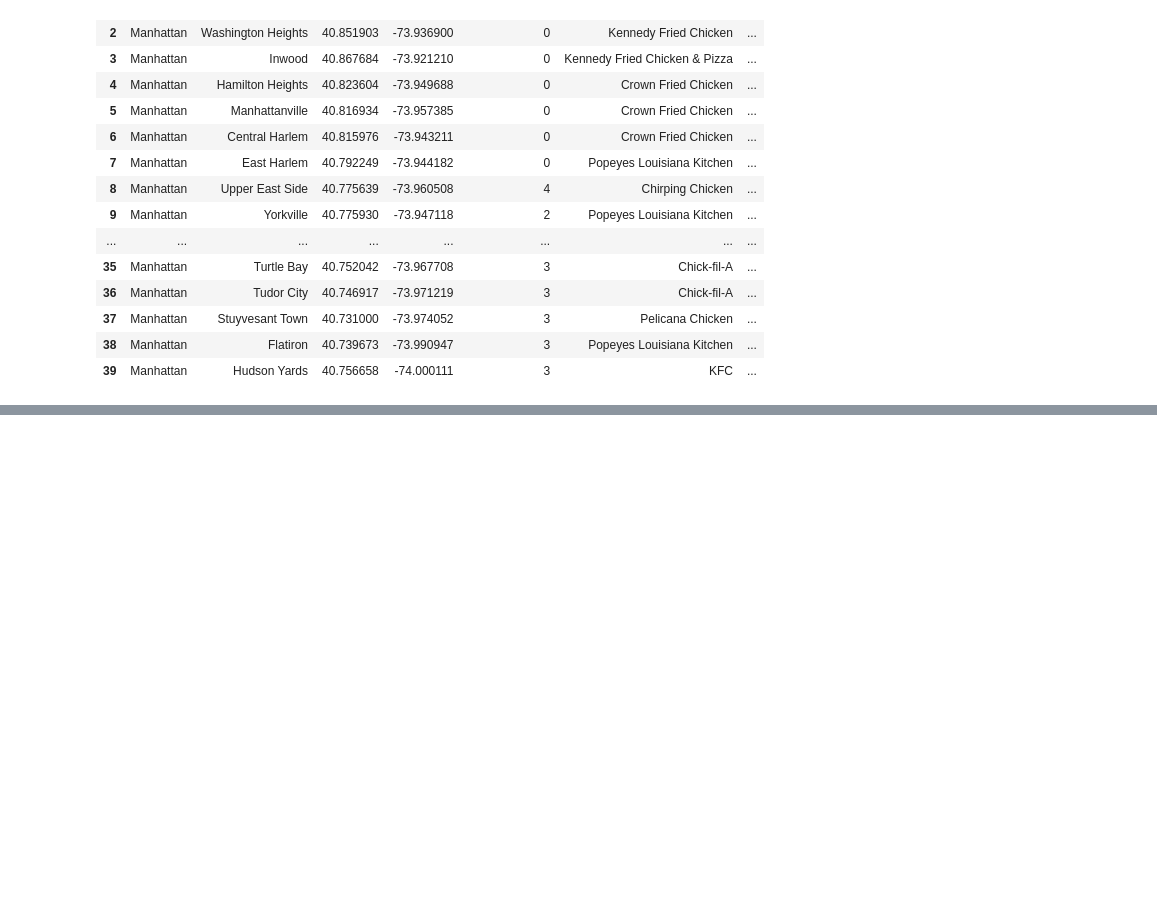
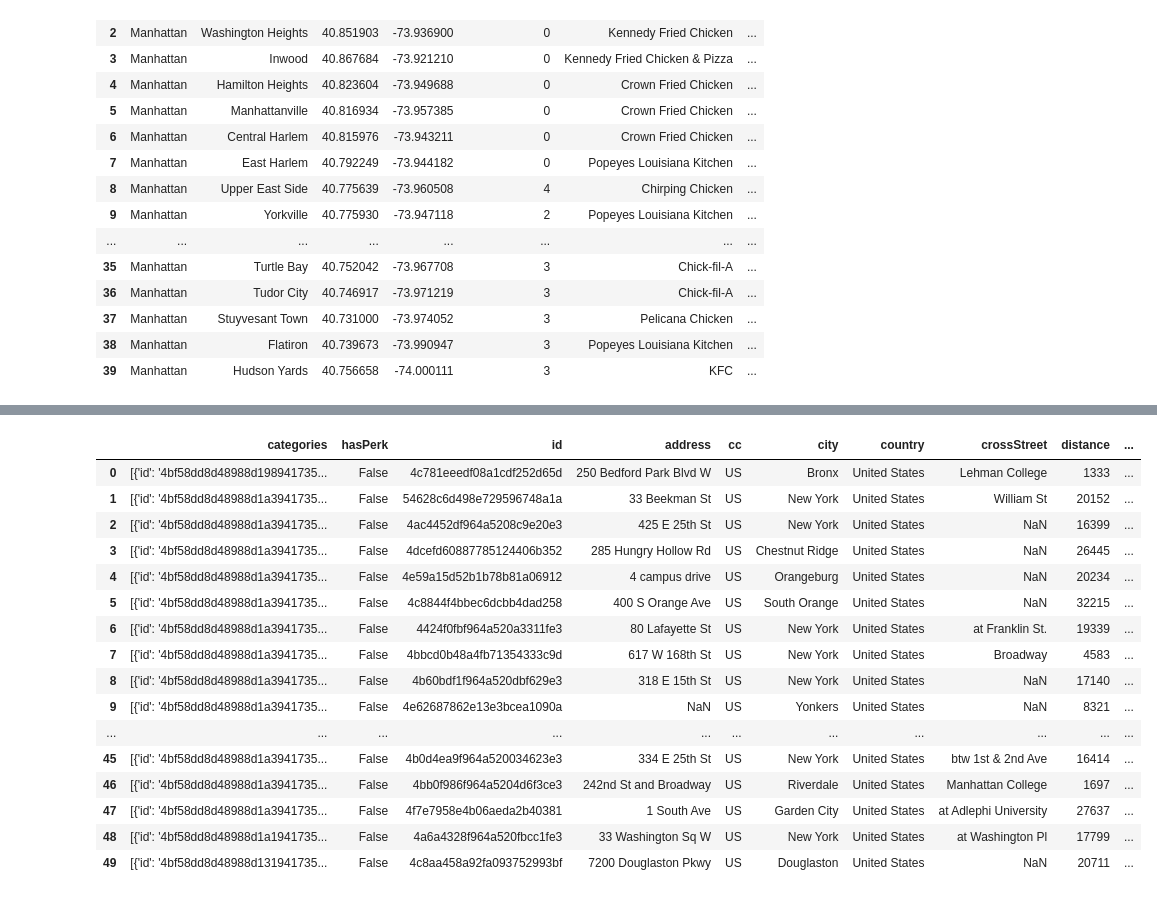
Before and after one commit to Waytao/neighborhoods, a Jupyter notebook: Neighboorhoods in NYC.ipynb, the cells around one changed output, grey strips where cells are left out. Cells and saved outputs as stored; diff of their text form; code cells hidden in the pictures; blank space fills up the shorter version.

```diff
--- a/Neighboorhoods in NYC.ipynb
+++ b/Neighboorhoods in NYC.ipynb
@@ -528,0 +541,16 @@ map_clusters
+# %%
+LIMIT = 100 # limit of number of venues returned by Foursquare API
+radius = 50000 # define radius
+categoryId = '4bf58dd8d48988d1a3941735'
+# create URL
+url_college = 'https://api.foursquare.com/v2/venues/search?&client_id={}&client_secret={}&v={}&ll={},{}&radius={}&limit={}&categoryId={}'.format(
+    CLIENT_ID,
+    CLIENT_SECRET,
+    VERSION,
+    latitude,
+    longitude,
+    radius,
+    LIMIT,
+    categoryId
+)
+url_college # display URL
@@ -528,0 +559,3 @@ map_clusters
+# %%
+results_college = requests.get(url_college).json()
+results_college
@@ -528,0 +580,42 @@ map_clusters
+# %%
+# function that extracts the category of the venue
+def get_category_type(row):
+    try:
+        categories_list = row['categories']
+    except:
+        categories_list = row['venue.categories']
+
+    if len(categories_list) == 0:
+        return None
+    else:
+        return categories_list[0]['name']
+# %%
+colleges = results_college['response']['venues']
+
+nearby_colleges = json_normalize(colleges) # flatten JSON
+
+# filter the category for each row
+nearby_colleges['venue.categories'] = nearby_colleges.apply(get_category_type, axis=1)
+
+# clean columns
+nearby_colleges.columns = [col.split(".")[-1] for col in nearby_colleges.columns]
+
+nearby_colleges
+# %% [output]
+|  | categories | hasPerk | id | address | cc | city | country | crossStreet | distance | ... |
+| 0 | [{'id': '4bf58dd8d48988d198941735... | False | 4c781eeedf08a1cdf252d65d | 250 Bedford Park Blvd W | US | Bronx | United States | Lehman College | 1333 | ... |
+| 1 | [{'id': '4bf58dd8d48988d1a3941735... | False | 54628c6d498e729596748a1a | 33 Beekman St | US | New York | United States | William St | 20152 | ... |
+| 2 | [{'id': '4bf58dd8d48988d1a3941735... | False | 4ac4452df964a5208c9e20e3 | 425 E 25th St | US | New York | United States | NaN | 16399 | ... |
+| 3 | [{'id': '4bf58dd8d48988d1a3941735... | False | 4dcefd60887785124406b352 | 285 Hungry Hollow Rd | US | Chestnut Ridge | United States | NaN | 26445 | ... |
+| 4 | [{'id': '4bf58dd8d48988d1a3941735... | False | 4e59a15d52b1b78b81a06912 | 4 campus drive | US | Orangeburg | United States | NaN | 20234 | ... |
+| 5 | [{'id': '4bf58dd8d48988d1a3941735... | False | 4c8844f4bbec6dcbb4dad258 | 400 S Orange Ave | US | South Orange | United States | NaN | 32215 | ... |
+| 6 | [{'id': '4bf58dd8d48988d1a3941735... | False | 4424f0fbf964a520a3311fe3 | 80 Lafayette St | US | New York | United States | at Franklin St. | 19339 | ... |
+| 7 | [{'id': '4bf58dd8d48988d1a3941735... | False | 4bbcd0b48a4fb71354333c9d | 617 W 168th St | US | New York | United States | Broadway | 4583 | ... |
+| 8 | [{'id': '4bf58dd8d48988d1a3941735... | False | 4b60bdf1f964a520dbf629e3 | 318 E 15th St | US | New York | United States | NaN | 17140 | ... |
+| 9 | [{'id': '4bf58dd8d48988d1a3941735... | False | 4e62687862e13e3bcea1090a | NaN | US | Yonkers | United States | NaN | 8321 | ... |
+| ... | ... | ... | ... | ... | ... | ... | ... | ... | ... | ... |
+| 45 | [{'id': '4bf58dd8d48988d1a3941735... | False | 4b0d4ea9f964a520034623e3 | 334 E 25th St | US | New York | United States | btw 1st & 2nd Ave | 16414 | ... |
+| 46 | [{'id': '4bf58dd8d48988d1a3941735... | False | 4bb0f986f964a5204d6f3ce3 | 242nd St and Broadway | US | Riverdale | United States | Manhattan College | 1697 | ... |
+| 47 | [{'id': '4bf58dd8d48988d1a3941735... | False | 4f7e7958e4b06aeda2b40381 | 1 South Ave | US | Garden City | United States | at Adlephi University | 27637 | ... |
+| 48 | [{'id': '4bf58dd8d48988d1a1941735... | False | 4a6a4328f964a520fbcc1fe3 | 33 Washington Sq W | US | New York | United States | at Washington Pl | 17799 | ... |
+| 49 | [{'id': '4bf58dd8d48988d131941735... | False | 4c8aa458a92fa093752993bf | 7200 Douglaston Pkwy | US | Douglaston | United States | NaN | 20711 | ... |
```
Also changed, not shown: parts of 10 cells of this notebook.
